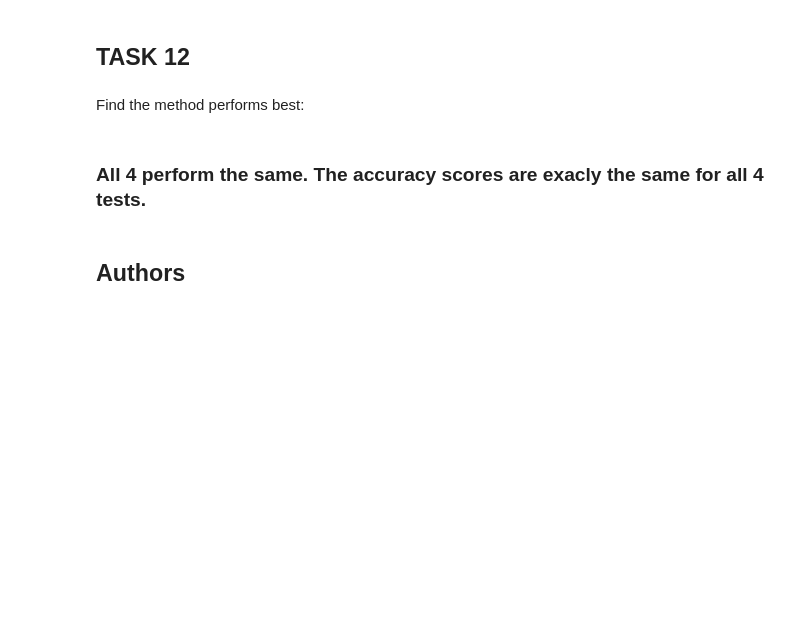
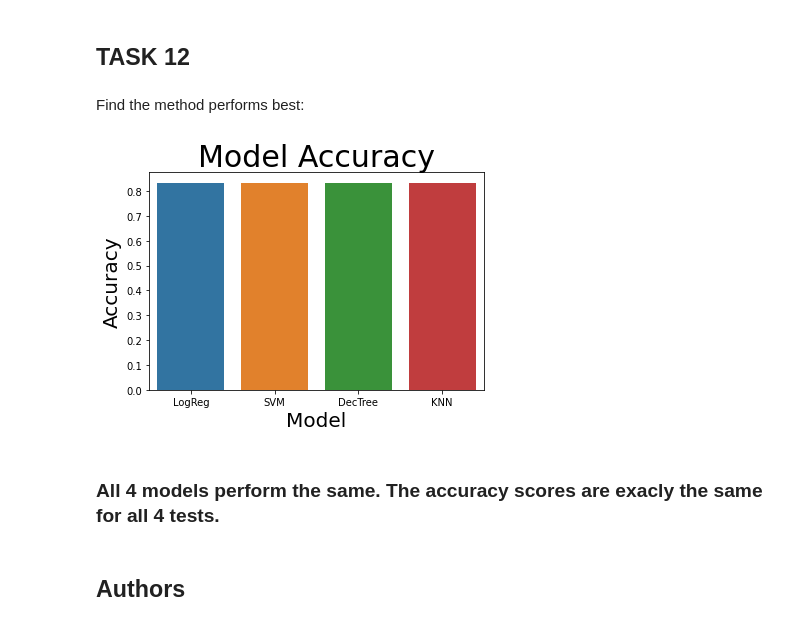
Before and after one commit to mtravaglini/DataScienceCapstone, a Jupyter notebook: SpaceX_Machine Learning Prediction_Part_5.ipynb, the cells around one changed output. Cells and saved outputs as stored; diff of their text form; code cells hidden in the pictures; blank space fills up the shorter version.

```diff
--- a/SpaceX_Machine Learning Prediction_Part_5.ipynb
+++ b/SpaceX_Machine Learning Prediction_Part_5.ipynb
@@ -190,4 +195,5 @@ print("accuracy :",logreg_cv.best_score_)
 # %% [markdown]
 Calculate the accuracy on the test data using the method <code>score</code>:
 # %%
-logreg_cv.score(X_test, Y_test)
+logreg_acc = logreg_cv.score(X_test, Y_test)
+logreg_acc
@@ -218,4 +231,5 @@ print("accuracy :",svm_cv.best_score_)
 # %% [markdown]
 Calculate the accuracy on the test data using the method <code>score</code>:
 # %%
-svm_cv.score(X_test, Y_test)
+svm_acc = svm_cv.score(X_test, Y_test)
+svm_acc
@@ -248,4 +287,5 @@ print("accuracy :",tree_cv.best_score_)
 # %% [markdown]
 Calculate the accuracy of tree_cv on the test data using the method <code>score</code>:
 # %%
-tree_cv.score(X_test, Y_test)
+tree_acc = tree_cv.score(X_test, Y_test)
+tree_acc
@@ -275,4 +322,5 @@ print("accuracy :",knn_cv.best_score_)
 # %% [markdown]
 Calculate the accuracy of tree_cv on the test data using the method <code>score</code>:
 # %%
-knn_cv.score(X_test, Y_test)
+knn_acc = knn_cv.score(X_test, Y_test)
+knn_acc
@@ -285,8 +337,19 @@ plot_confusion_matrix(Y_test,yhat)
 ## TASK  12
 # %% [markdown]
 Find the method performs best:
+# %%
+# show a bar chart of all the model accuracty values
+acc_dic = {'Model': ['LogReg','SVM','DecTree','KNN'], 'Accuracy': [logreg_acc,svm_acc, tree_acc, knn_acc]}
+accs = pd.DataFrame(data=acc_dic)
+sns.barplot(y="Accuracy", x="Model", data=accs, ci=None)
+plt.title("Model Accuracy",fontsize=30)
+plt.xlabel("Model",fontsize=20)
+plt.ylabel("Accuracy",fontsize=20)
+plt.show()
+# %% [output]
+[figure, added]
 # %% [markdown]
-### All 4 perform the same. The accuracy scores are exacly the same for all 4 tests.
+### All 4 models perform the same. The accuracy scores are exacly the same for all 4 tests.
 # %% [markdown]
 ## Authors
 # %% [markdown]
```
Also changed, not shown: parts of 17 cells of this notebook.
